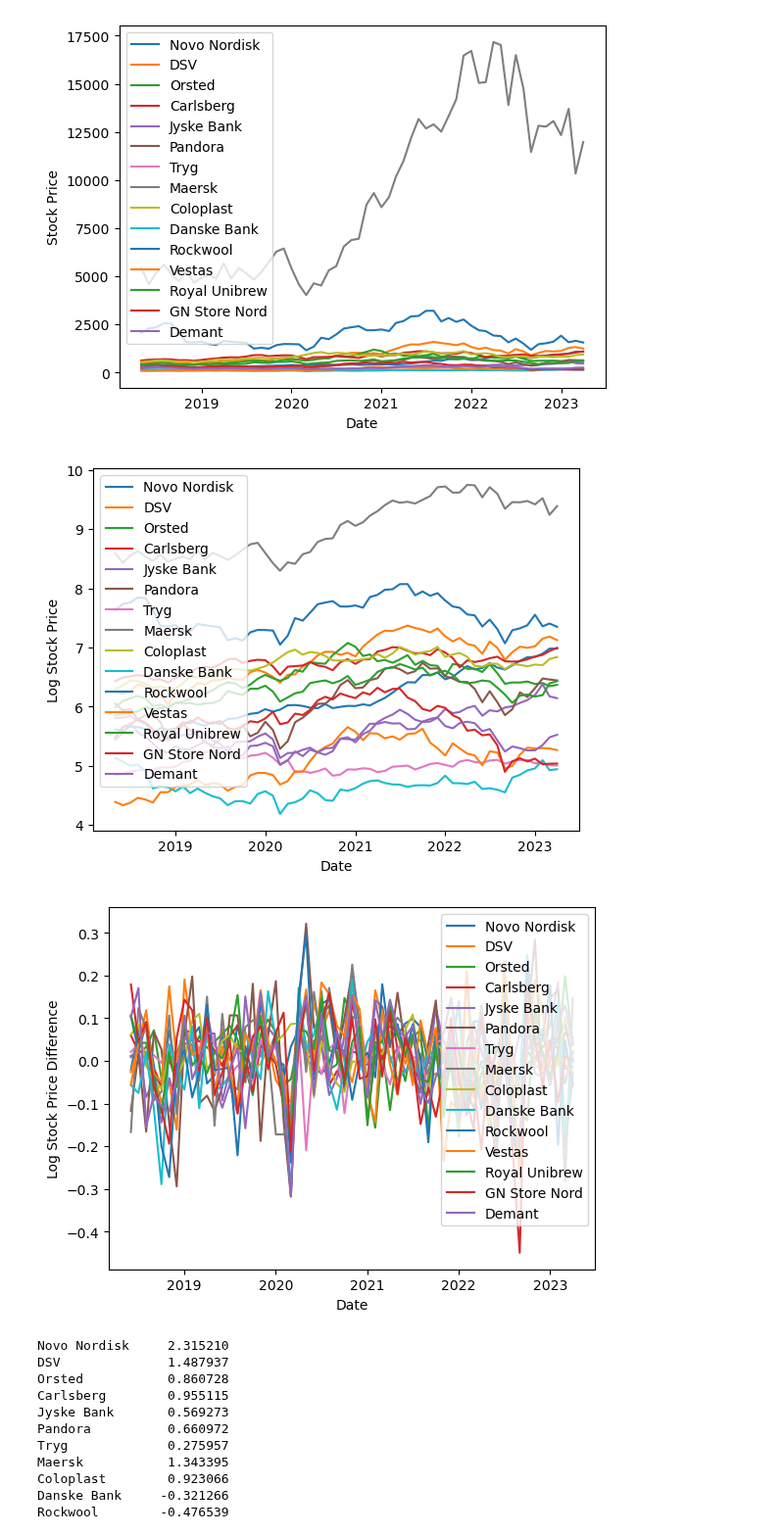
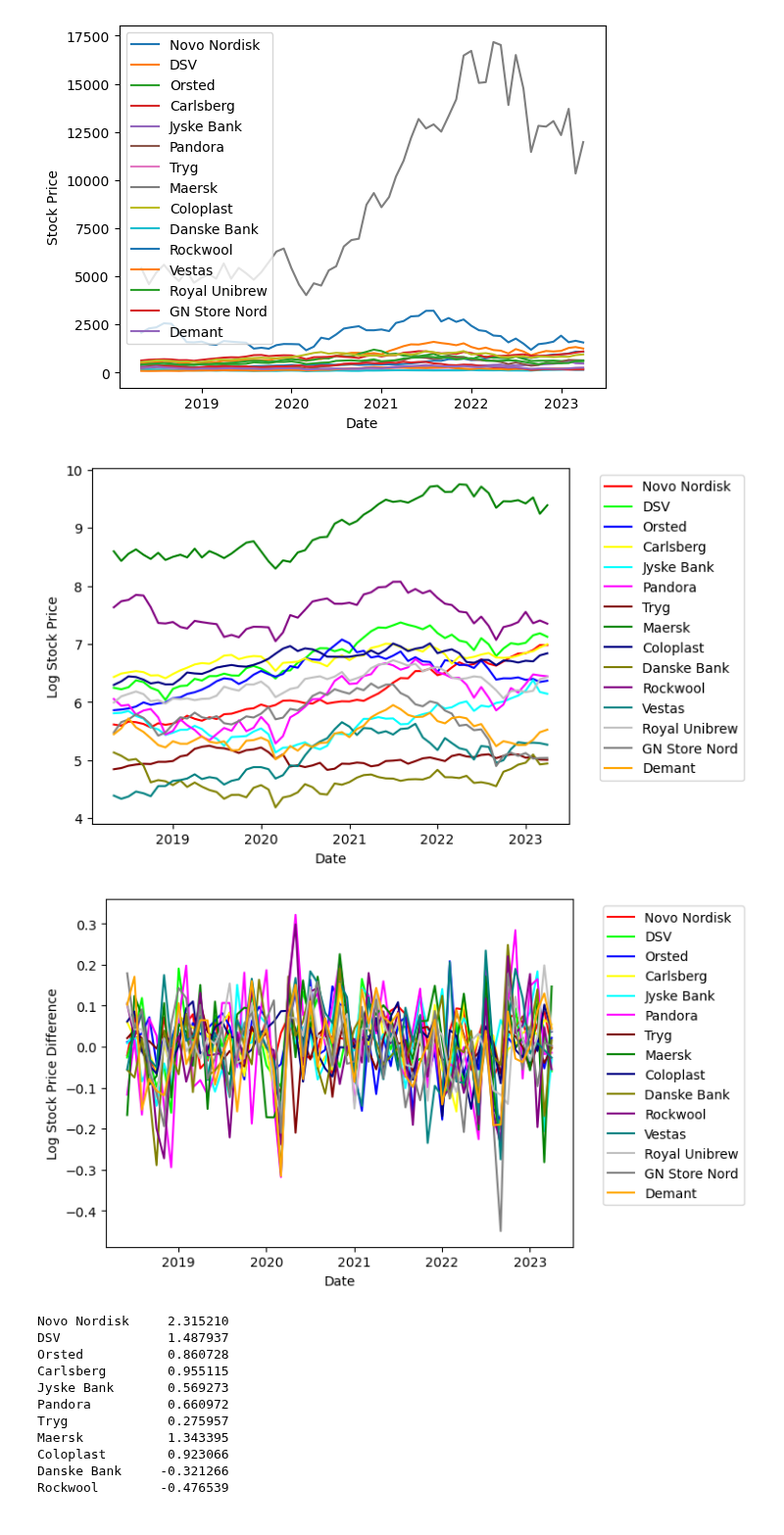
Before and after one commit to NumEconCopenhagen/projects-2023-mmj, a Jupyter notebook: dataproject/dataproject.ipynb, the cells around one changed output. Shown at 98% size. Drawn from its saved outputs; the diff is of its cells as text; code cells hidden in the pictures.

```diff
--- a/dataproject/dataproject.ipynb
+++ b/dataproject/dataproject.ipynb
@@ -104,43 +104,54 @@ log_prices = np.log(df1[['Novo Nordisk', 'DSV', 'Orsted', 'Carlsberg', 'Jyske Ba
 # Replace original prices with log prices
 df1[['Novo Nordisk', 'DSV', 'Orsted', 'Carlsberg', 'Jyske Bank', 'Pandora', 'Tryg', 'Maersk', 'Coloplast', 'Danske Bank', 'Rockwool', 'Vestas', 'Royal Unibrew', 'GN Store Nord', 'Demant']] = log_prices
 
+# Define a list of colors to use
+colors = ['#FF0000', '#00FF00', '#0000FF', '#FFFF00', '#00FFFF', '#FF00FF', '#800000', '#008000', '#000080', '#808000', '#800080', '#008080', '#C0C0C0', '#808080', '#FFA500']
+
 # Plot the log prices
 fig, ax = plt.subplots()
 ax.set_xlabel('Date')
 locator = mdates.AutoDateLocator()
 formatter = mdates.AutoDateFormatter(locator)
 ax.xaxis.set_major_locator(locator)
 ax.xaxis.set_major_formatter(formatter)
 ax.set_ylabel('Log Stock Price')
-for company in ['Novo Nordisk', 'DSV', 'Orsted', 'Carlsberg', 'Jyske Bank', 'Pandora', 'Tryg', 'Maersk', 'Coloplast', 'Danske Bank', 'Rockwool', 'Vestas', 'Royal Unibrew', 'GN Store Nord', 'Demant']:
-    ax.plot(df1['Date'], df1[company], label=company)
-ax.legend()
+for i, company in enumerate(['Novo Nordisk', 'DSV', 'Orsted', 'Carlsberg', 'Jyske Bank', 'Pandora', 'Tryg', 'Maersk', 'Coloplast', 'Danske Bank', 'Rockwool', 'Vestas', 'Royal Unibrew', 'GN Store Nord', 'Demant']):
+    ax.plot(df1['Date'], df1[company], label=company, color=colors[i])
+
+# Add and adjust the size of the legend
+ax.legend(loc='upper left', bbox_to_anchor=(1.05, 1))
+
 plt.show()
 
 # Read the data
 df1 = pd.read_csv('Monthly prices.csv', delimiter=';', parse_dates=['Date'], index_col='Date')
 
 # Compute log prices for each company
 log_prices = np.log(df1[['Novo Nordisk', 'DSV', 'Orsted', 'Carlsberg', 'Jyske Bank', 'Pandora', 'Tryg', 'Maersk', 'Coloplast', 'Danske Bank', 'Rockwool', 'Vestas', 'Royal Unibrew', 'GN Store Nord', 'Demant']])
 
 # Compute log difference
 log_diff = log_prices.diff().dropna()
 
+# Define a list of colors to use
+colors = ['#FF0000', '#00FF00', '#0000FF', '#FFFF00', '#00FFFF', '#FF00FF', '#800000', '#008000', '#000080', '#808000', '#800080', '#008080', '#C0C0C0', '#808080', '#FFA500']
+
 # Plot the log difference
 fig, ax = plt.subplots()
 ax.set_xlabel('Date')
 locator = mdates.AutoDateLocator()
 formatter = mdates.AutoDateFormatter(locator)
 ax.xaxis.set_major_locator(locator)
 ax.xaxis.set_major_formatter(formatter)
 ax.set_ylabel('Log Stock Price Difference')
-for company in ['Novo Nordisk', 'DSV', 'Orsted', 'Carlsberg', 'Jyske Bank', 'Pandora', 'Tryg', 'Maersk', 'Coloplast', 'Danske Bank', 'Rockwool', 'Vestas', 'Royal Unibrew', 'GN Store Nord', 'Demant']:
-    ax.plot(log_diff.index, log_diff[company], label=company)
-ax.legend()
+for i, company in enumerate(['Novo Nordisk', 'DSV', 'Orsted', 'Carlsberg', 'Jyske Bank', 'Pandora', 'Tryg', 'Maersk', 'Coloplast', 'Danske Bank', 'Rockwool', 'Vestas', 'Royal Unibrew', 'GN Store Nord', 'Demant']):
+    ax.plot(log_diff.index, log_diff[company], label=company, color=colors[i])
+
+# Add and adjust the size of the legend
+ax.legend(loc='upper left', bbox_to_anchor=(1.05, 1))
 plt.show()
 # %% [output]
-[figure, old version]
+[figure, new version]
-[figure, old version]
+[figure, new version]
 # %%
 # Read the data
 df1 = pd.read_csv('Monthly prices.csv', delimiter=';')
```
